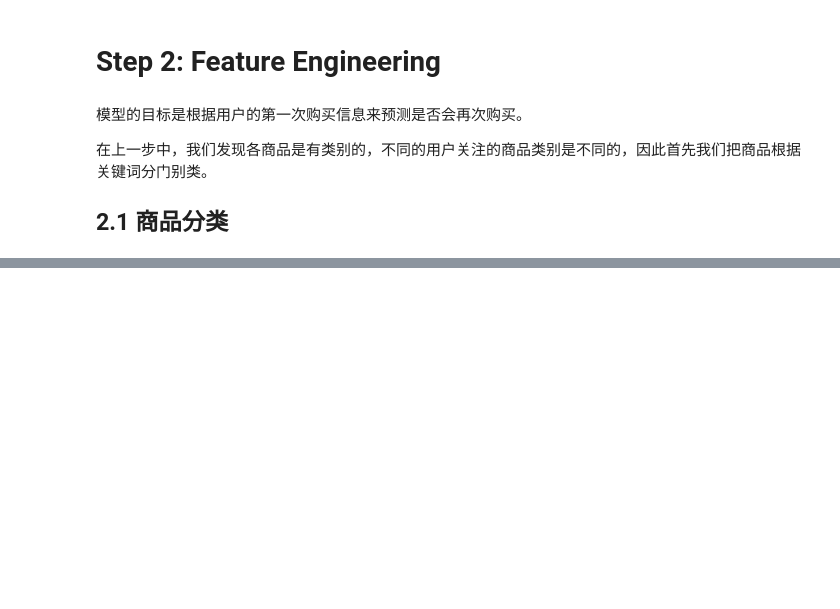
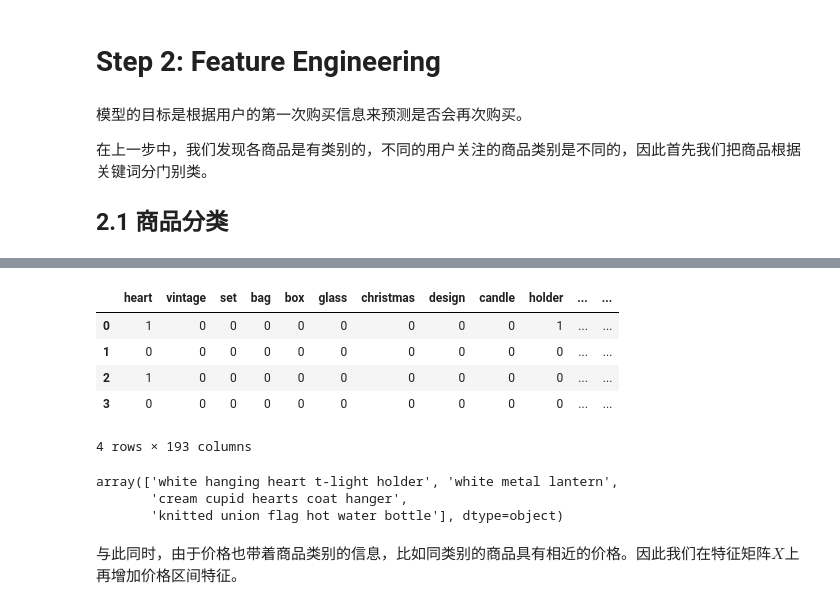
Before and after one commit to skr-95/E_Commerce_Sales_Forecast_Project, a Jupyter notebook: Step2_FeatureEngineer.ipynb, the cells around one changed output, grey strips where cells are left out. Cells and saved outputs as stored; diff of their text form; code cells hidden in the pictures; blank space fills up the shorter version.

```diff
--- a/Step2_FeatureEngineer.ipynb
+++ b/Step2_FeatureEngineer.ipynb
@@ -12,3 +17,4 @@ import numpy as np
 # %%
+# 导入数据
 df = pd.read_csv('./temp/cleaned_data.csv')
-keywords = np.load('./temp/keywords.npy')
+keywords = np.load('./temp/keywords.npy')[:193]
@@ -33,0 +38,22 @@ df
+# %%
+# 创建稀疏矩阵
+df["Description"] = df["Description"].apply(lambda l: l.lower())
+description_diff = df["Description"].unique()
+X = pd.DataFrame()
+for key in keywords:
+    X.loc[:, key] = list(map(lambda x: int(key in x), description_diff))
+# %%
+display(X.head(4))
+display(description_diff[:4])
+# %% [output]
+|  | heart | vintage | set | bag | box | glass | christmas | design | candle | holder | ... | ... |
+| 0 | 1 | 0 | 0 | 0 | 0 | 0 | 0 | 0 | 0 | 1 | ... | ... |
+| 1 | 0 | 0 | 0 | 0 | 0 | 0 | 0 | 0 | 0 | 0 | ... | ... |
+| 2 | 1 | 0 | 0 | 0 | 0 | 0 | 0 | 0 | 0 | 0 | ... | ... |
+| 3 | 0 | 0 | 0 | 0 | 0 | 0 | 0 | 0 | 0 | 0 | ... | ... |
+4 rows × 193 columns
+array(['white hanging heart t-light holder', 'white metal lantern',
+       'cream cupid hearts coat hanger',
+       'knitted union flag hot water bottle'], dtype=object)
+# %% [markdown]
+与此同时，由于价格也带着商品类别的信息，比如同类别的商品具有相近的价格。因此我们在特征矩阵$X$上再增加价格区间特征。
```
Also changed, not shown: parts of 16 cells of this notebook, 3 other files.
